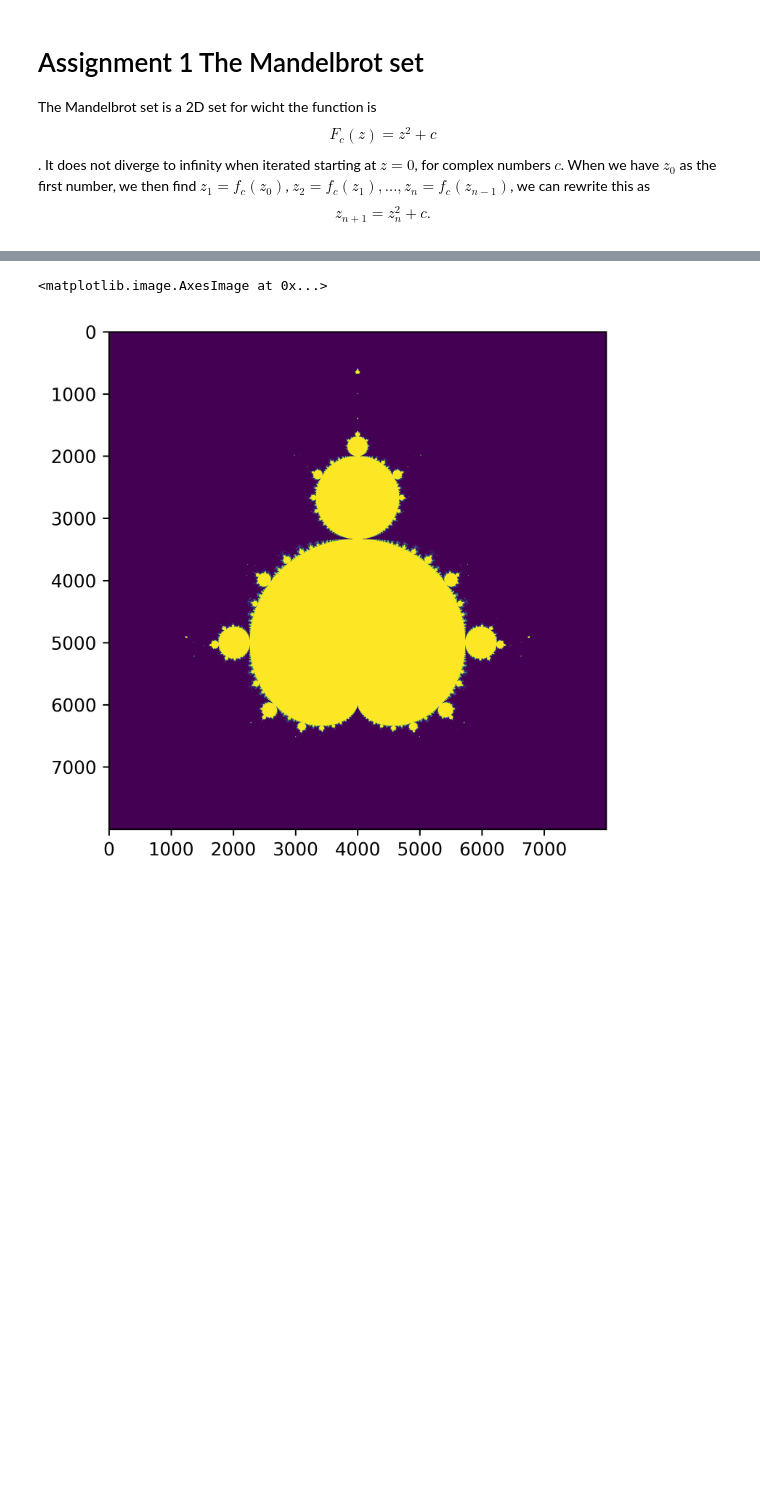
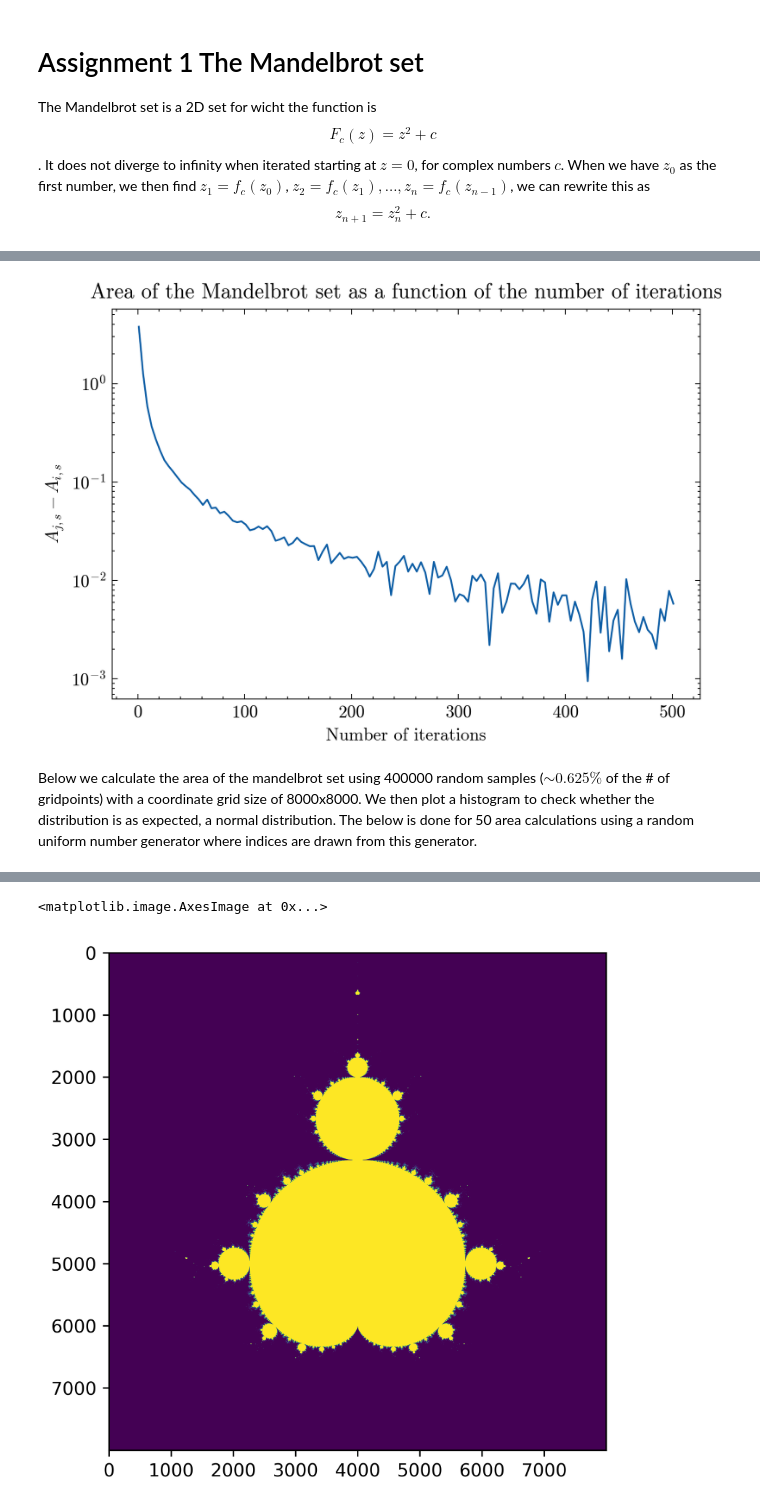
Before and after one commit to rugbym/Stochastic_Simulation, a Jupyter notebook: Assignment1.ipynb, the cells around one changed output, grey strips where cells are left out. Saved outputs shown, nothing was run; the diff lists cells and outputs as text; code cells hidden in the pictures; blank space fills up the shorter version.

Commit message:
added displaying distrib of areas and setup for b)

```diff
--- a/Assignment1.ipynb
+++ b/Assignment1.ipynb
@@ -6,6 +6,8 @@ The Mandelbrot set is a 2D set for wicht the function is $$F_c(z)=z^2+c$$. It do
 # %%
 import numpy as np
 import matplotlib.pyplot as plt
+import scienceplots
+plt.style.use(['science','no-latex'])
 from libraries.mandelbrot_funcs import *
 from libraries.sampling_methods import *
 # %%
@@ -14,8 +16,8 @@ plot_mandelbrot_set(-1.75, 0.47, -1.21, 1.21, 10000, 10000, 256)
 [figure]
 # %%
 
-mandel1 = MandelbrotSet(256, 20000,3000,3000)
-area = mandel1.area_mandelbrot()
+mandel1 = MandelbrotSet(8000,8000)
+area = mandel1.area_mandelbrot(2000,256)
 
 print(f'the area of the mandelbrot set is {area:.4f}')
 # %% [output]
@@ -22,0 +29,18 @@ the area of the mandelbrot set is 1.5212
+# %%
+# Plotting the area of the mandelbrot set as a function of the number of iterations
+area_list = []
+mandel = MandelbrotSet(8000,8000)
+for i_iterations in range(1,512,4):
+    area_list.append(mandel1.area_mandelbrot(s_samples=800000,i_iterations=i_iterations))
+# %%
+plt.figure(figsize=(6,4),dpi=300)
+plt.title('Area of the Mandelbrot set as a function of the number of iterations')
+plt.plot(range(1,512,4)[:-2],np.array(area_list[:-2])-area_list[-1])
+plt.yscale('log')
+plt.ylabel(r'$A_{j,s}-A_{i,s}$')
+plt.xlabel('Number of iterations')
+plt.show()
+# %% [output]
+[figure, added]
+# %% [markdown]
+Below we calculate the area of the mandelbrot set using 400000 random samples ($\sim0.625\%$ of the # of gridpoints) with a coordinate grid size of 8000x8000. We then plot a histogram to check whether the distribution is as expected, a normal distribution. The below is done for 50 area calculations using a random uniform number generator where indices are drawn from this generator.
```
Also changed, not shown: parts of 4 cells of this notebook.
